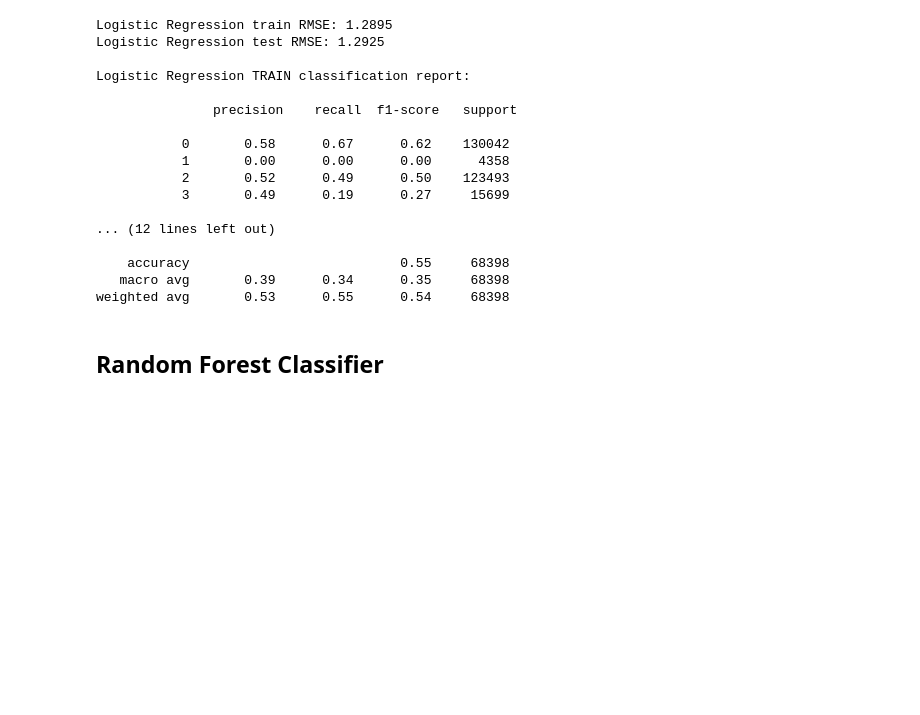
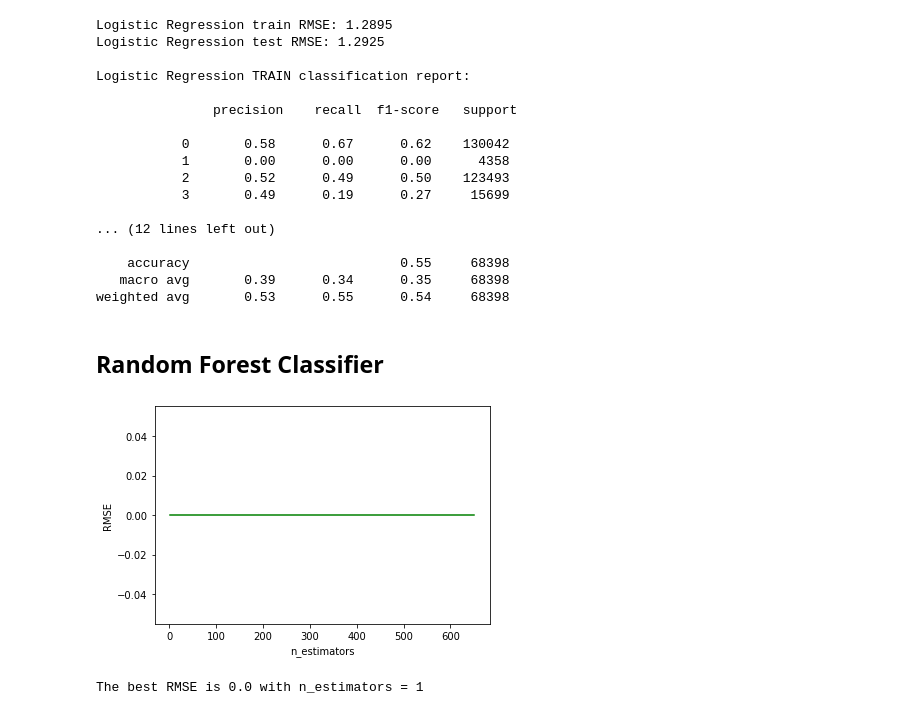
Before and after one commit to maria-luisa-gomez/covid-death-rate-prediction, a Jupyter notebook: notebooks/1 COVID Modelling_unbalanced_multiclass.ipynb, the cells around one changed output. Saved outputs shown, nothing was run; the diff lists cells and outputs as text; code cells hidden in the pictures; blank space fills up the shorter version.

```diff
--- a/notebooks/1 COVID Modelling_unbalanced_multiclass.ipynb
+++ b/notebooks/1 COVID Modelling_unbalanced_multiclass.ipynb
@@ -361,18 +314,21 @@ weighted avg       0.53      0.55      0.54     68398
 # %%
 # buscamos los mejores hiperparámetros para Random Forest Classifier, incrementos de 50
 
 depth = 700
-mean_acc = np.zeros((depth-1))
+mean_sqr = np.zeros((depth-1))
 for n in range(1,depth,50):
     RF = RandomForestClassifier(n_estimators=n, random_state=42).fit(X_train,y_train)
     y_pred=RF.predict(X_test)
 
     mean_acc[n-1] = mean_squared_error(y_test, y_pred)**0.5
 plt.plot(range(1,depth,50),mean_sqr[::50],'g')
 plt.ylabel('RMSE')
 plt.xlabel('n_estimators')
 plt.show()
 print( "The best RMSE is", round(mean_sqr.min(), 4), "with n_estimators =", mean_sqr.argmin()+1)
+# %% [output]
+[figure, added]
+The best RMSE is 0.0 with n_estimators = 1
 # %%
 # buscamos los mejores hiperparámetros para Random Forest Classifier, incrementos de 50
 #Reducimos los n_estimators previamente al rango 50-250
```
Also changed, not shown: parts of 13 cells of this notebook, 2 other files.
